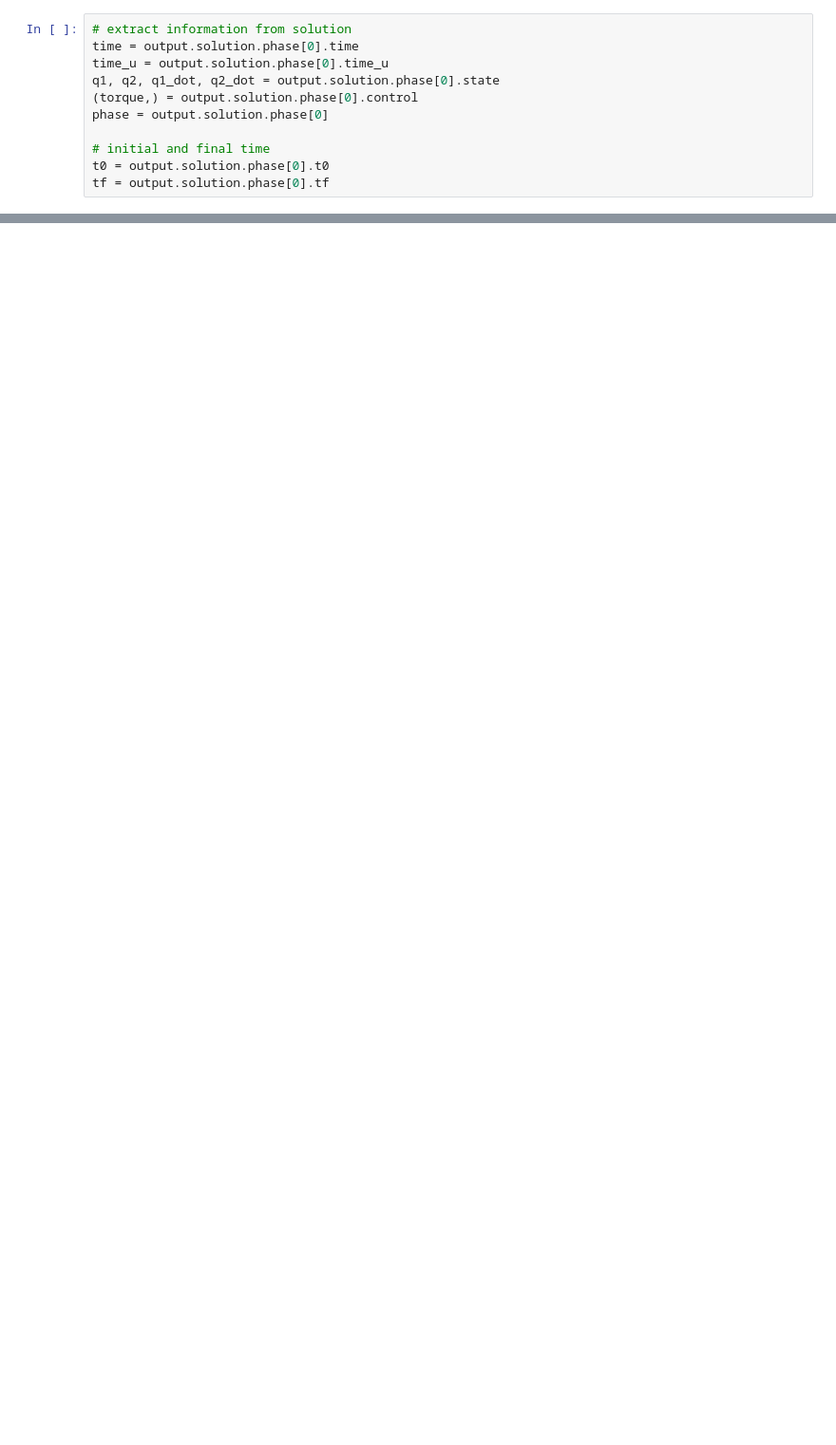
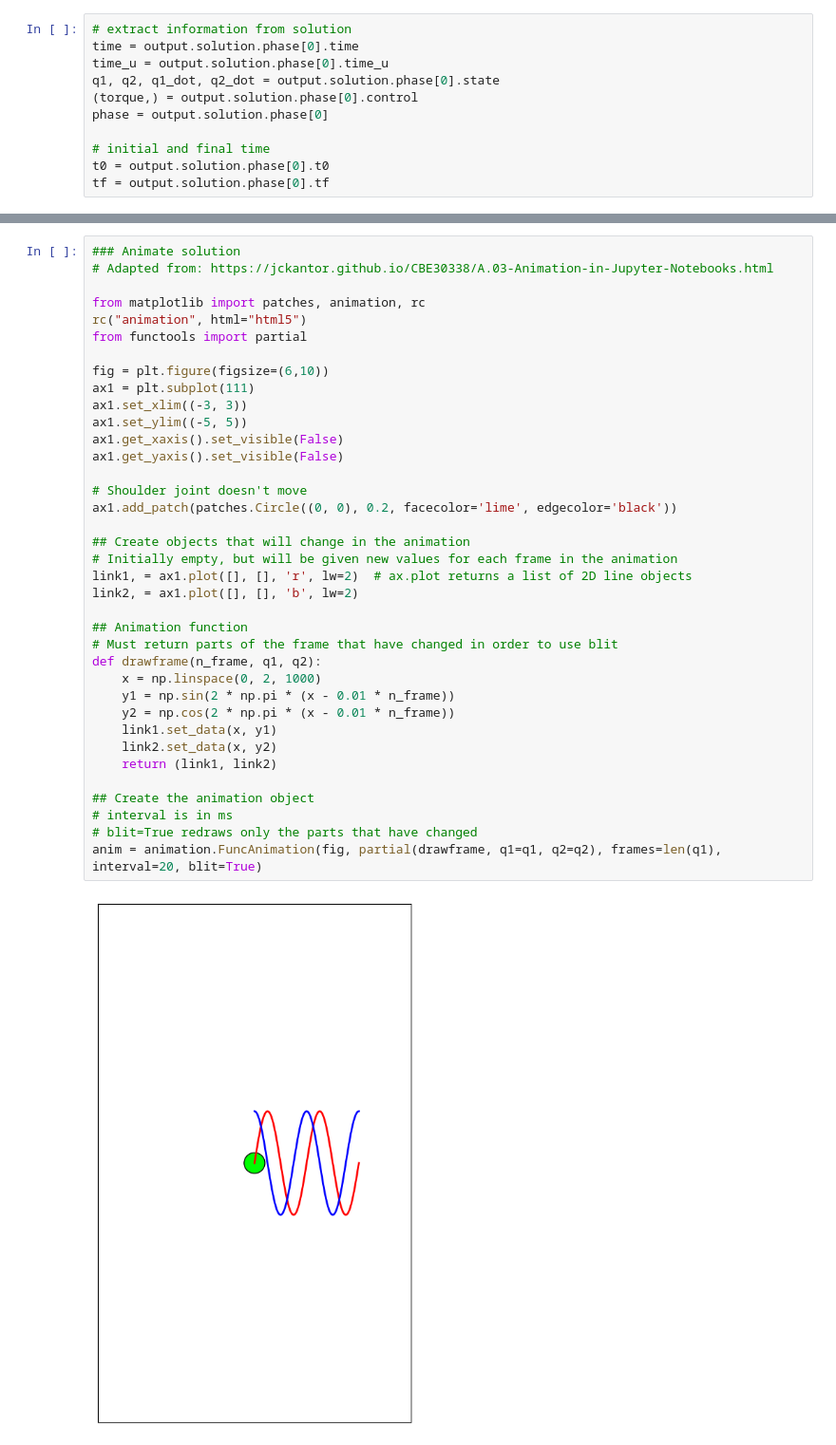
Before and after one commit to aneesas/1632-project, a Jupyter notebook: acrobot_yapss.ipynb, the cells around one changed output, grey strips where cells are left out. Shown at 95% size. Drawn from its saved outputs; the diff is of its cells as text; blank space fills up the shorter version.

Commit message:
Added test animation and switch for passive dynamics

```diff
--- a/acrobot_yapss.ipynb
+++ b/acrobot_yapss.ipynb
@@ -169,0 +182,39 @@ plt.grid()
+# %%
+### Animate solution
+# Adapted from: https://jckantor.github.io/CBE30338/A.03-Animation-in-Jupyter-Notebooks.html
+
+from matplotlib import patches, animation, rc
+rc("animation", html="html5")
+from functools import partial
+
+fig = plt.figure(figsize=(6,10))
+ax1 = plt.subplot(111)
+ax1.set_xlim((-3, 3))
+ax1.set_ylim((-5, 5))
+ax1.get_xaxis().set_visible(False)
+ax1.get_yaxis().set_visible(False)
+
+# Shoulder joint doesn't move
+ax1.add_patch(patches.Circle((0, 0), 0.2, facecolor='lime', edgecolor='black'))
+
+## Create objects that will change in the animation
+# Initially empty, but will be given new values for each frame in the animation
+link1, = ax1.plot([], [], 'r', lw=2)  # ax.plot returns a list of 2D line objects
+link2, = ax1.plot([], [], 'b', lw=2)
+
+## Animation function
+# Must return parts of the frame that have changed in order to use blit
+def drawframe(n_frame, q1, q2):
+    x = np.linspace(0, 2, 1000)
+    y1 = np.sin(2 * np.pi * (x - 0.01 * n_frame))
+    y2 = np.cos(2 * np.pi * (x - 0.01 * n_frame))
+    link1.set_data(x, y1)
+    link2.set_data(x, y2)
+    return (link1, link2)
+
+## Create the animation object
+# interval is in ms
+# blit=True redraws only the parts that have changed
+anim = animation.FuncAnimation(fig, partial(drawframe, q1=q1, q2=q2), frames=len(q1), interval=20, blit=True)
+# %% [output]
+[figure, added]
```
Also changed, not shown: parts of 11 cells of this notebook, 3 other files.
